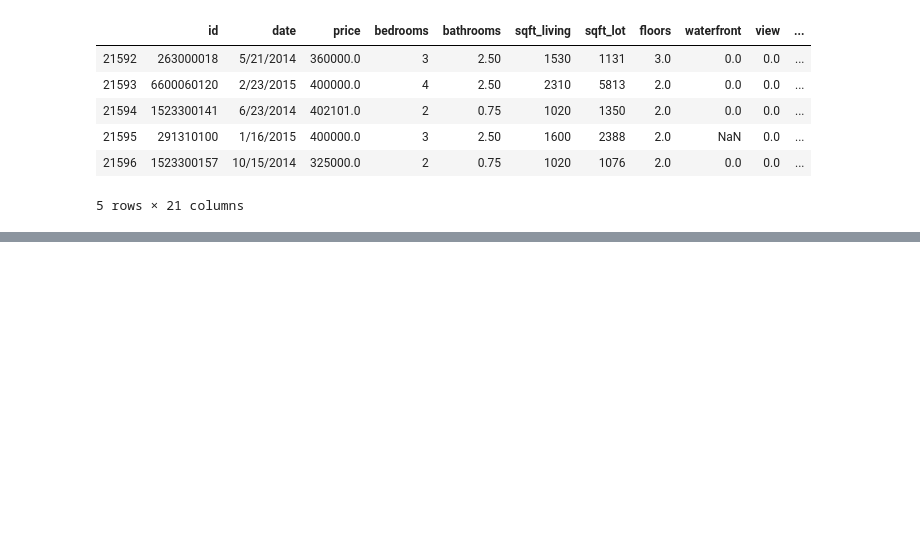
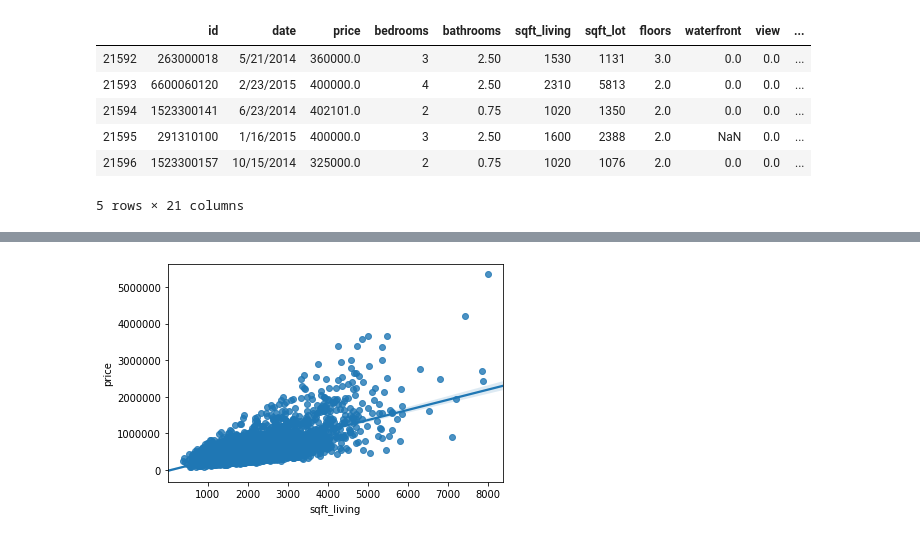
Before and after one commit to psuero1/house-sales-project, a Jupyter notebook: Data_Cleaning_EDA.ipynb, the cells around one changed output, grey strips where cells are left out. Cells and saved outputs as stored; diff of their text form; code cells hidden in the pictures; blank space fills up the shorter version.

```diff
--- a/Data_Cleaning_EDA.ipynb
+++ b/Data_Cleaning_EDA.ipynb
@@ -65,0 +312,4 @@ dtype: int64
+# %%
+price_sqft_2015 = sns.regplot(data=data_2015, x='sqft_living', y='price')
+# %% [output]
+[figure, added]
```
Also changed, not shown: parts of 20 cells of this notebook.
